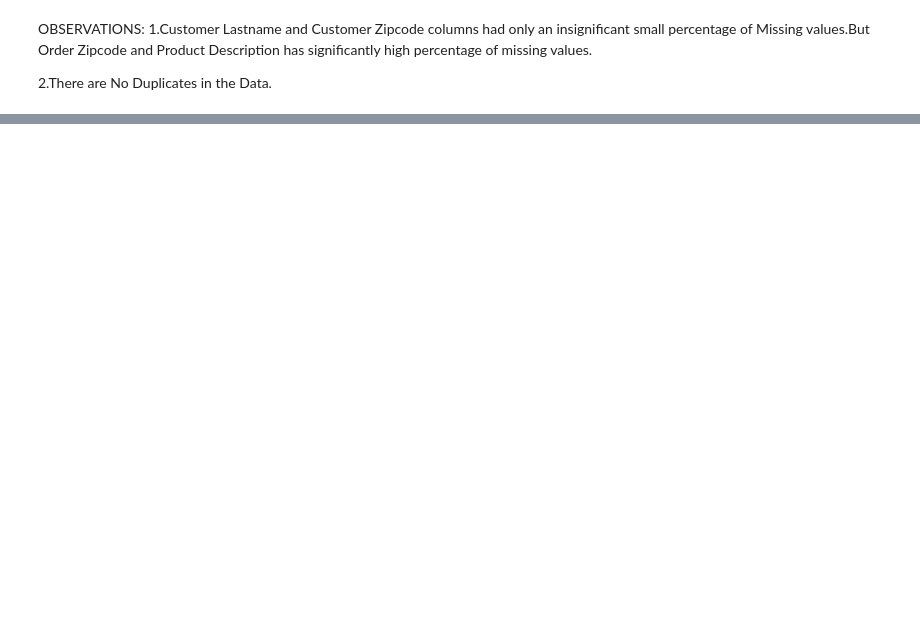
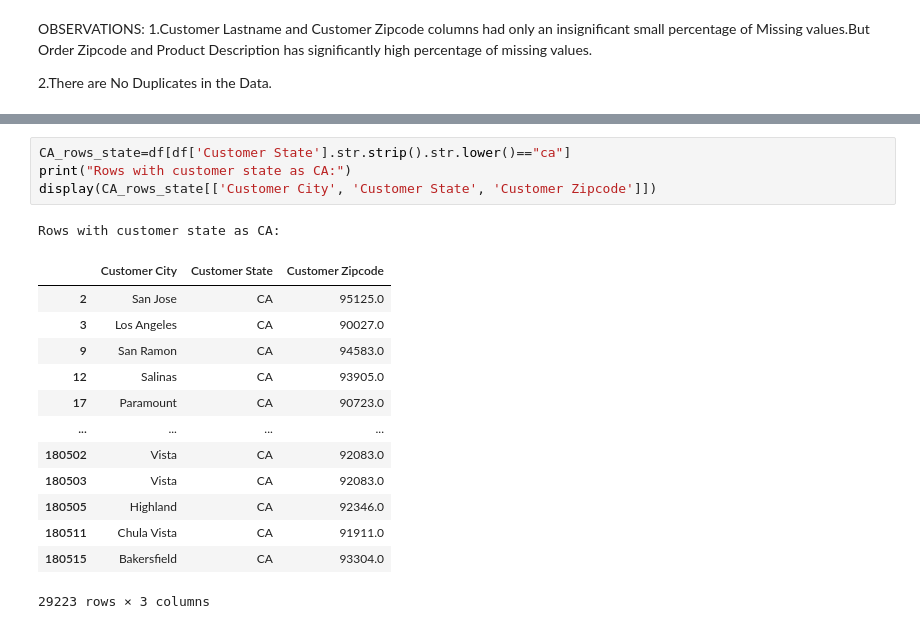
Before and after one commit to SweetyRoshith/PM_Project1, a Jupyter notebook: Code/Data_preparation.ipynb, the cells around one changed output, grey strips where cells are left out. Cells and saved outputs as stored; diff of their text form; blank space fills up the shorter version.

```diff
--- a/Code/Data_preparation.ipynb
+++ b/Code/Data_preparation.ipynb
@@ -188,0 +333,19 @@ Next steps:Inspect and handle missing values, Validate dates and convert datatyp
+# %%
+CA_rows_state=df[df['Customer State'].str.strip().str.lower()=="ca"]
+print("Rows with customer state as CA:")
+display(CA_rows_state[['Customer City', 'Customer State', 'Customer Zipcode']])
+# %% [output]
+Rows with customer state as CA:
+|  | Customer City | Customer State | Customer Zipcode |
+| 2 | San Jose | CA | 95125.0 |
+| 3 | Los Angeles | CA | 90027.0 |
+| 9 | San Ramon | CA | 94583.0 |
+| 12 | Salinas | CA | 93905.0 |
+| 17 | Paramount | CA | 90723.0 |
+| ... | ... | ... | ... |
+| 180502 | Vista | CA | 92083.0 |
+| 180503 | Vista | CA | 92083.0 |
+| 180505 | Highland | CA | 92346.0 |
+| 180511 | Chula Vista | CA | 91911.0 |
+| 180515 | Bakersfield | CA | 93304.0 |
+29223 rows × 3 columns
```
Also changed, not shown: parts of 23 cells of this notebook.
